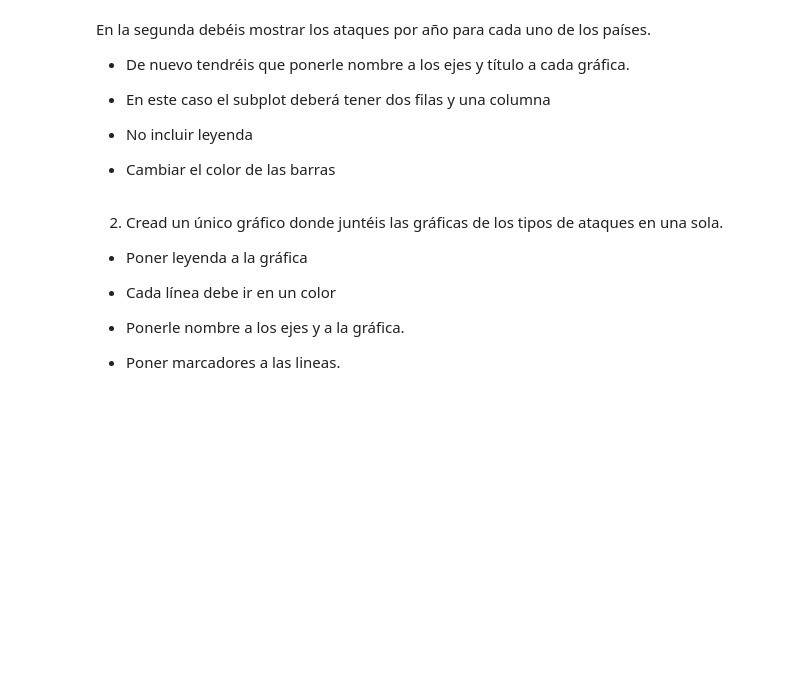
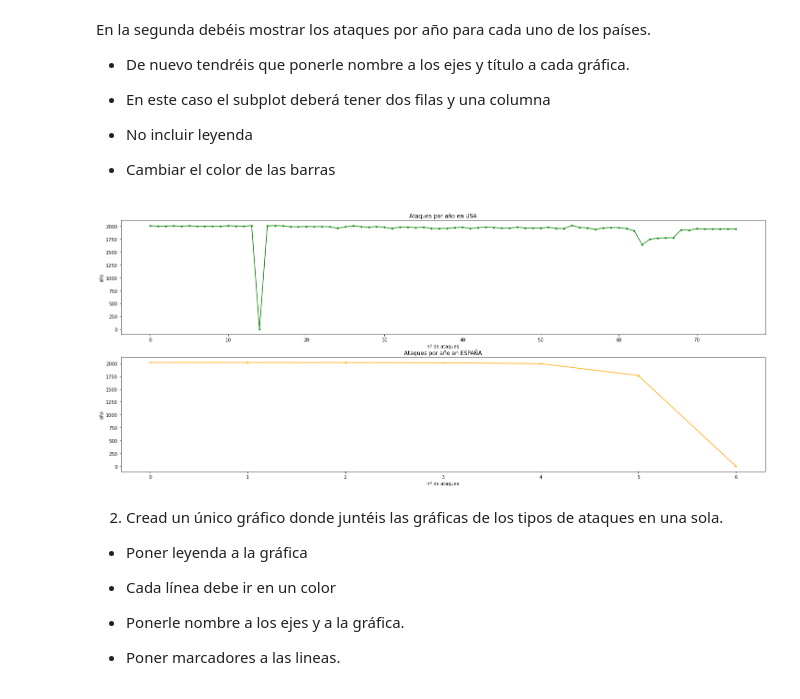
Before and after one commit to Adalab/DA-PromoC-modulo2-sprint1-VannaMina, a Jupyter notebook: VISUALIZACIÓN/2-Personalizando_Matplotlib-1.ipynb, the cells around one changed output. Saved outputs shown, nothing was run; the diff lists cells and outputs as text; code cells hidden in the pictures; blank space fills up the shorter version.

```diff
--- a/VISUALIZACIÓN/2-Personalizando_Matplotlib-1.ipynb
+++ b/VISUALIZACIÓN/2-Personalizando_Matplotlib-1.ipynb
@@ -83,6 +117,27 @@ En la segunda debéis mostrar los ataques por año para cada uno de los países.
 - No incluir leyenda
 
 - Cambiar el color de las barras
+# %%
+españa_año = españa["year"].value_counts().reset_index()
+usa_año = usa["year"].value_counts().reset_index()
+# %%
+fig2,ax = plt.subplots(2,1, figsize= (25,10))
+
+
+ax[0].plot(usa_año["index"], marker=".", color= "green")
+
+ax[0].set_xlabel("nº de ataques")
+ax[0].set_ylabel("año")
+ax[0].set_title("Ataques por año en USA")
+
+
+ax[1].plot(españa_año["index"],  marker="+", color= "orange")
+
+ax[1].set_xlabel("nº de ataques")
+ax[1].set_ylabel("año")
+ax[1].set_title("Ataques por año en ESPAÑA");
+# %% [output]
+[figure, added]
 # %% [markdown]
 
  2. Cread un único gráfico donde juntéis las gráficas de los tipos de ataques en una sola.
```
Also changed, not shown: parts of 13 cells of this notebook, 8 other files.
